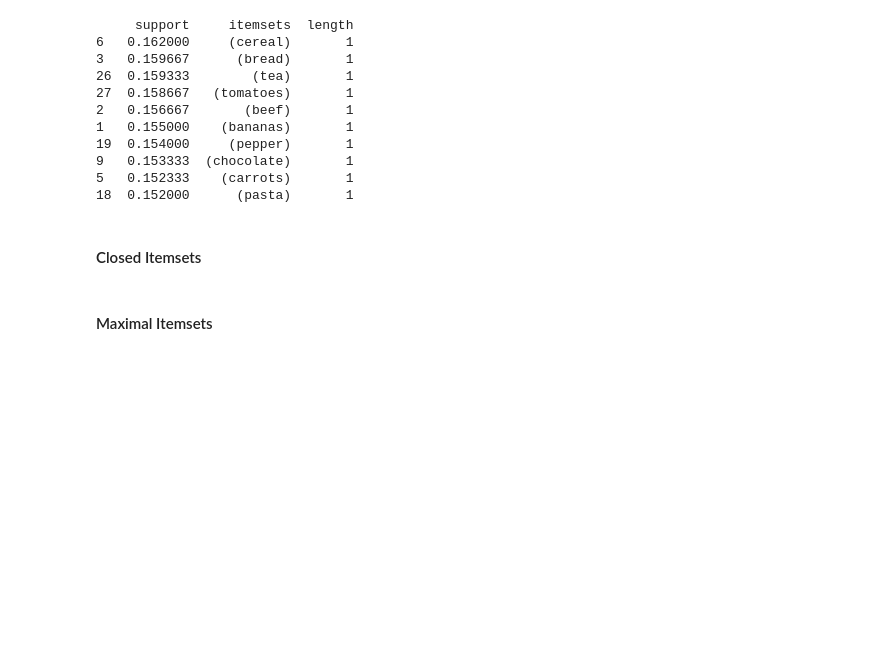
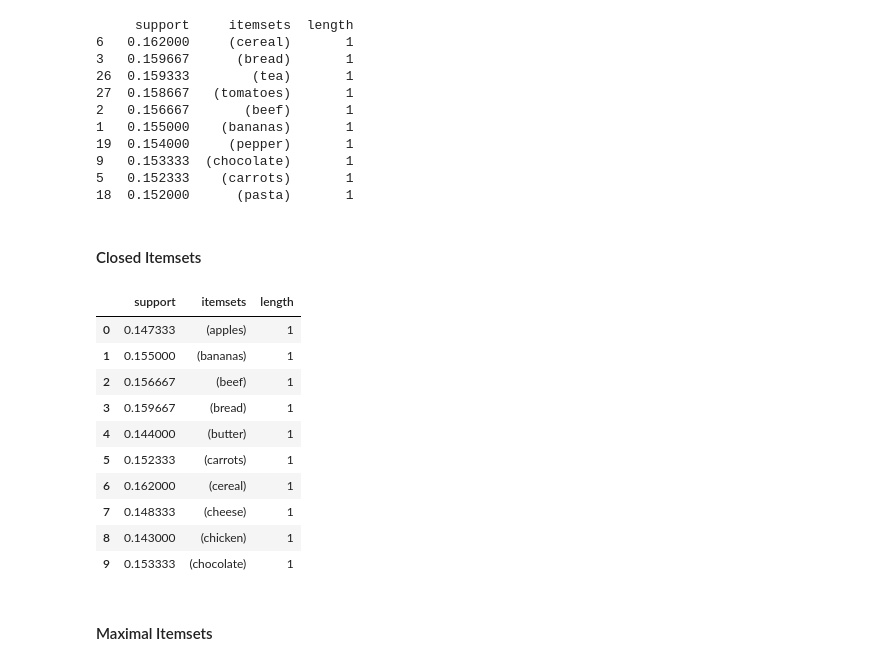
Before and after one commit to TanveerD1/frequent-item-set-group-10, a Jupyter notebook: frequent_itemsets_analysis.ipynb, the cells around one changed output. Drawn from its saved outputs; the diff is of its cells as text; code cells hidden in the pictures; blank space fills up the shorter version.

```diff
--- a/frequent_itemsets_analysis.ipynb
+++ b/frequent_itemsets_analysis.ipynb
@@ -82,29 +100,43 @@ frequent_itemsets.to_csv('data/frequent_itemsets.csv', index=False)
 # %%
 #[Tanveer] Create a copy of frequent itemsets to identify closed itemsets
 closed_itemsets = frequent_itemsets.copy()
 #[Tanveer] Initialize a boolean mask to mark closed itemsets
 closed_mask = []
 
 #[Tanveer] Iterate through each frequent itemset to check if it's closed
 for i, row in closed_itemsets.iterrows():
     #  Assume the current itemset is closed until proven otherwise
     is_closed = True
     # Iterate through all other frequent itemsets to find supersets
     for j, other_row in frequent_itemsets.iterrows():
         # Check if 'row' is a subset of 'other_row' (i.e., 'other_row' is a superset of 'row')
         # And if they have the exact same support value
         if row['itemsets'] < other_row['itemsets'] and row['support'] == other_row['support']:
             # If such a superset with the same support exists, the current itemset is NOT closed
             is_closed = False
             # No need to check further supersets for this 'row', break the inner loop
             break
     # Append the determination (True/False) for the current itemset to the mask
     closed_mask.append(is_closed)
 
 #[Tanveer] Filter the closed_itemsets DataFrame using the generated mask
 closed_itemsets = closed_itemsets[closed_mask]
 #[Tanveer] Save the identified closed itemsets to a CSV file
 closed_itemsets.to_csv("data/closed_itemsets.csv", index=False)
+#[Tanveer] Display the closed itemsets DataFrame
+closed_itemsets.head(10)
+# %% [output]
+|  | support | itemsets | length |
+| 0 | 0.147333 | (apples) | 1 |
+| 1 | 0.155000 | (bananas) | 1 |
+| 2 | 0.156667 | (beef) | 1 |
+| 3 | 0.159667 | (bread) | 1 |
+| 4 | 0.144000 | (butter) | 1 |
+| 5 | 0.152333 | (carrots) | 1 |
+| 6 | 0.162000 | (cereal) | 1 |
+| 7 | 0.148333 | (cheese) | 1 |
+| 8 | 0.143000 | (chicken) | 1 |
+| 9 | 0.153333 | (chocolate) | 1 |
 # %% [markdown]
 #### Maximal Itemsets
 # %%
```
Also changed, not shown: parts of 14 cells of this notebook, 1 other file.
